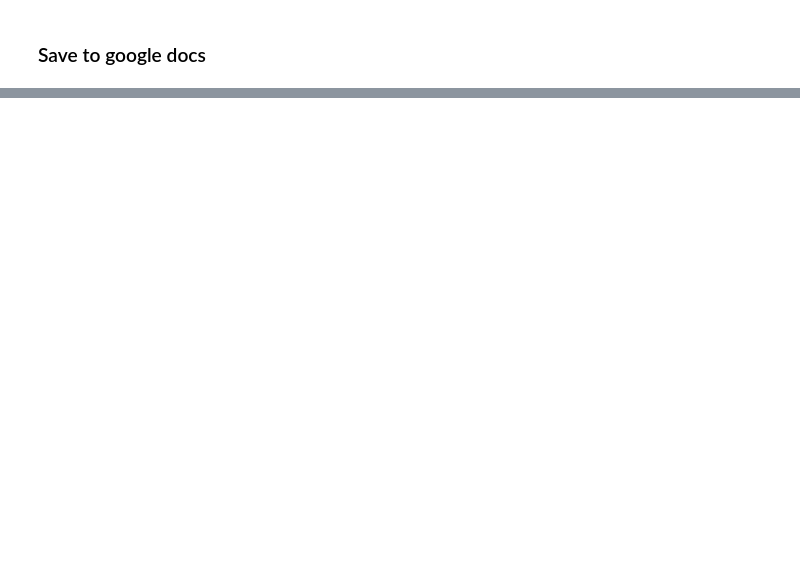
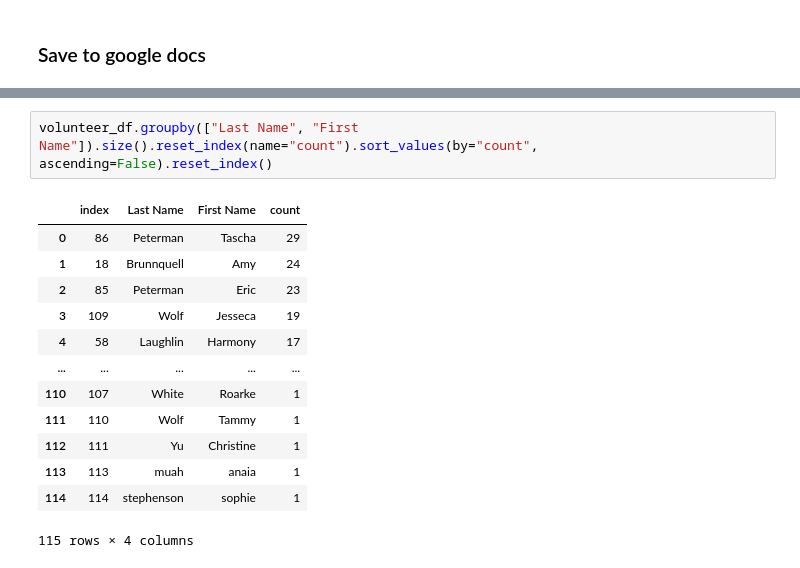
Before and after one commit to bobruddy/agimba, a Jupyter notebook: generate_event_report.ipynb, the cells around one changed output, grey strips where cells are left out. Drawn from its saved outputs; the diff is of its cells as text; blank space fills up the shorter version.

```diff
--- a/generate_event_report.ipynb
+++ b/generate_event_report.ipynb
@@ -238,0 +297,16 @@ sheet_status.resize(rows=len(save_df)+1, cols=len(save_df.columns))
+# %%
+volunteer_df.groupby(["Last Name", "First Name"]).size().reset_index(name="count").sort_values(by="count", ascending=False).reset_index()
+# %% [output]
+|  | index | Last Name | First Name | count |
+| 0 | 86 | Peterman | Tascha | 29 |
+| 1 | 18 | Brunnquell | Amy | 24 |
+| 2 | 85 | Peterman | Eric | 23 |
+| 3 | 109 | Wolf | Jesseca | 19 |
+| 4 | 58 | Laughlin | Harmony | 17 |
+| ... | ... | ... | ... | ... |
+| 110 | 107 | White | Roarke | 1 |
+| 111 | 110 | Wolf | Tammy | 1 |
+| 112 | 111 | Yu | Christine | 1 |
+| 113 | 113 | muah | anaia | 1 |
+| 114 | 114 | stephenson | sophie | 1 |
+115 rows × 4 columns
```
Also changed, not shown: parts of 10 cells of this notebook, 7 other files.
